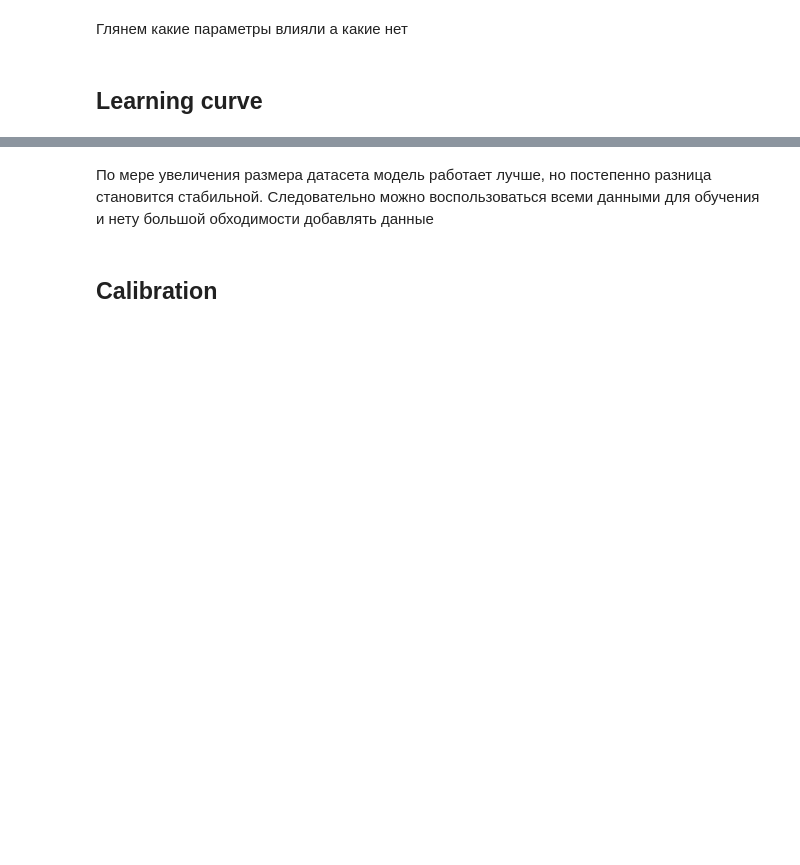
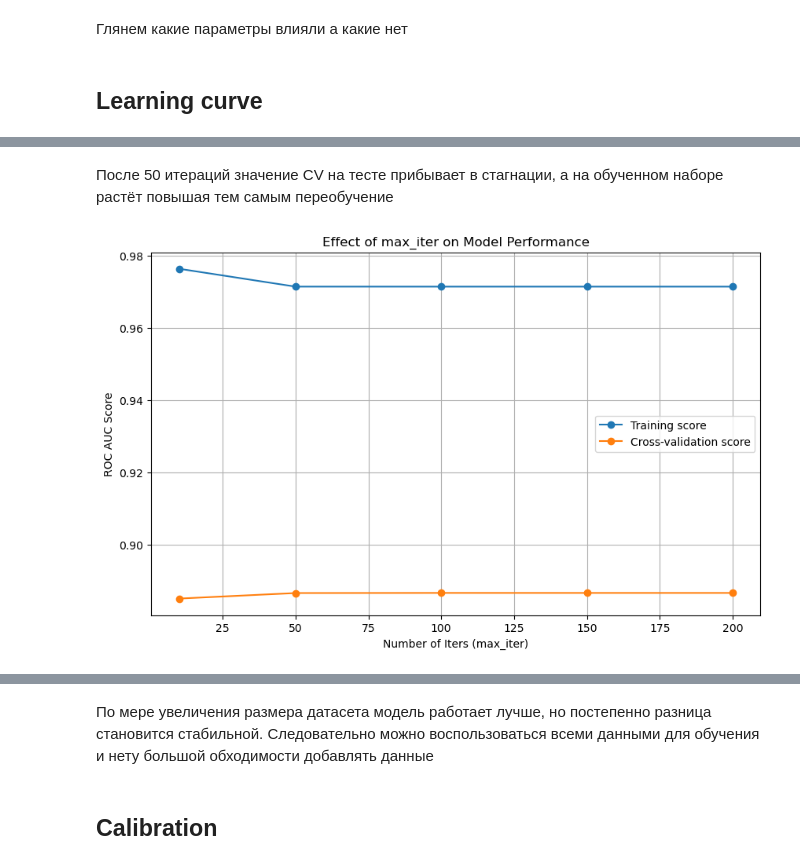
Before and after one commit to MuhammaDIY125/exam5p1, a Jupyter notebook: Analyses.ipynb, the cells around one changed output, grey strips where cells are left out. Cells and saved outputs as stored; diff of their text form; code cells hidden in the pictures; blank space fills up the shorter version.

```diff
--- a/Analyses.ipynb
+++ b/Analyses.ipynb
@@ -1323,0 +1342,52 @@ stacking_model = StackingClassifier(
+# %% [markdown]
+После 50 итераций значение CV на тесте прибывает в стагнации, а на обученном наборе растёт повышая тем самым переобучение
+# %%
+max_iter_range = [10, 50, 100, 150, 200]
+
+train_scores = []
+test_scores = []
+
+for n in max_iter_range:
+    rf_pipeline = Pipeline([
+        ('rf', RandomForestClassifier(criterion='entropy',
+                                      n_estimators=50,
+                                      max_depth=19,
+                                      min_samples_split=8,
+                                      min_samples_leaf=2,
+                                      max_features=4,
+                                      random_state=SEED))
+    ])
+
+    lr_pipeline = Pipeline([
+        ('scaler', StandardScaler()),
+        ('poly', PolynomialFeatures(degree=2, include_bias=False)),
+        ('lr', LogisticRegression(max_iter=n, C=0.017, random_state=SEED))
+    ])
+
+    stacking_model = StackingClassifier(
+        estimators=[
+            ('rf_pipeline', rf_pipeline),
+            ('lr_pipeline', lr_pipeline)
+        ],
+        final_estimator=LogisticRegression(C=0.65, random_state=SEED),
+        cv=skf
+    )
+
+    train_sizes, train_scores_fold, test_scores_fold = learning_curve(
+        stacking_model, X, y, cv=skf, scoring='roc_auc', train_sizes=[1.0]
+    )
+
+    train_scores.append(np.mean(train_scores_fold))
+    test_scores.append(np.mean(test_scores_fold))
+
+plt.figure(figsize=(10, 6))
+plt.plot(max_iter_range, train_scores, marker='o', label="Training score")
+plt.plot(max_iter_range, test_scores, marker='o', label="Cross-validation score")
+plt.xlabel("Number of Iters (max_iter)")
+plt.ylabel("ROC AUC Score")
+plt.title("Effect of max_iter on Model Performance")
+plt.legend()
+plt.grid()
+plt.show()
+# %% [output]
+[figure, added]
```
Also changed, not shown: parts of 11 cells of this notebook, 2 other files.
